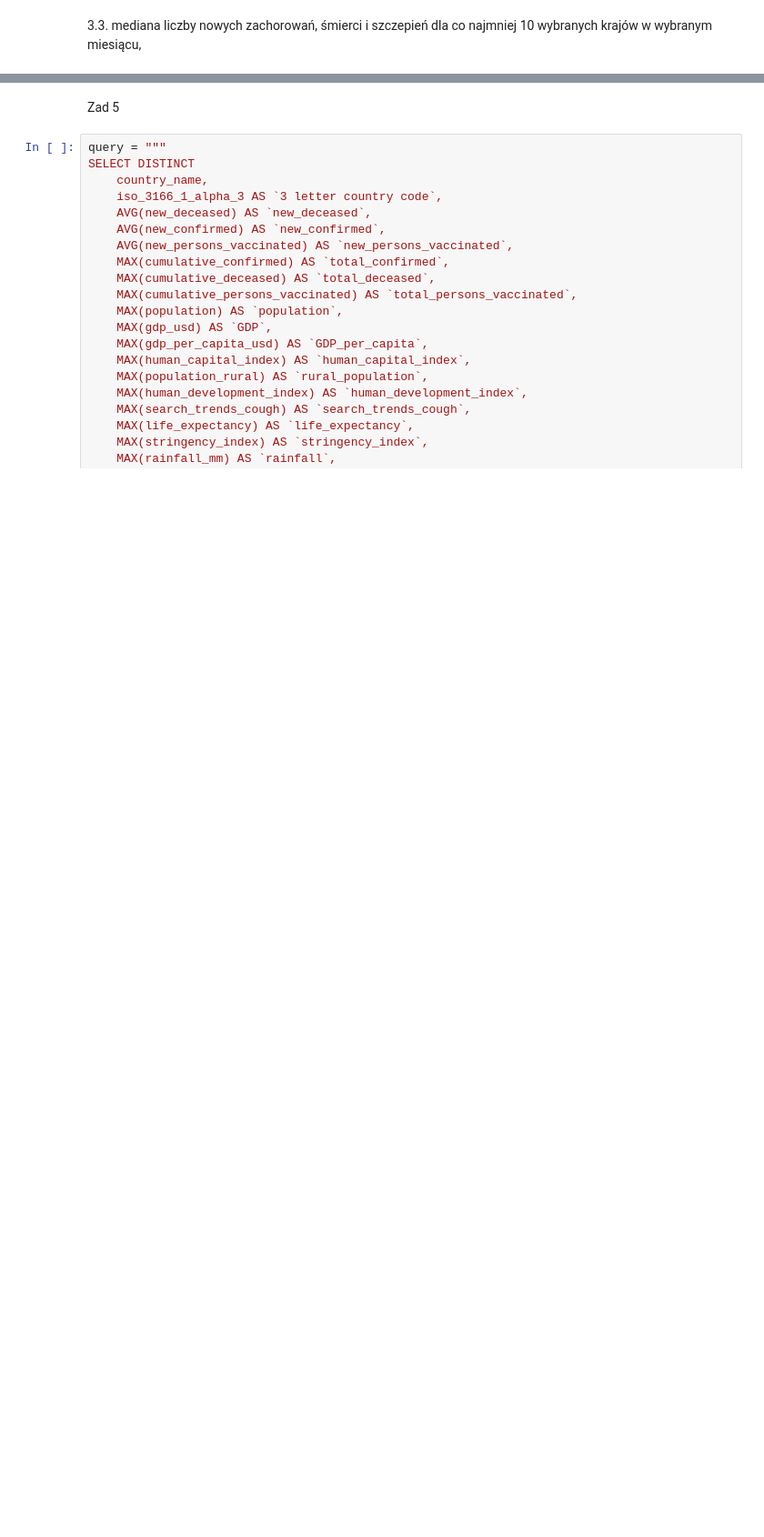
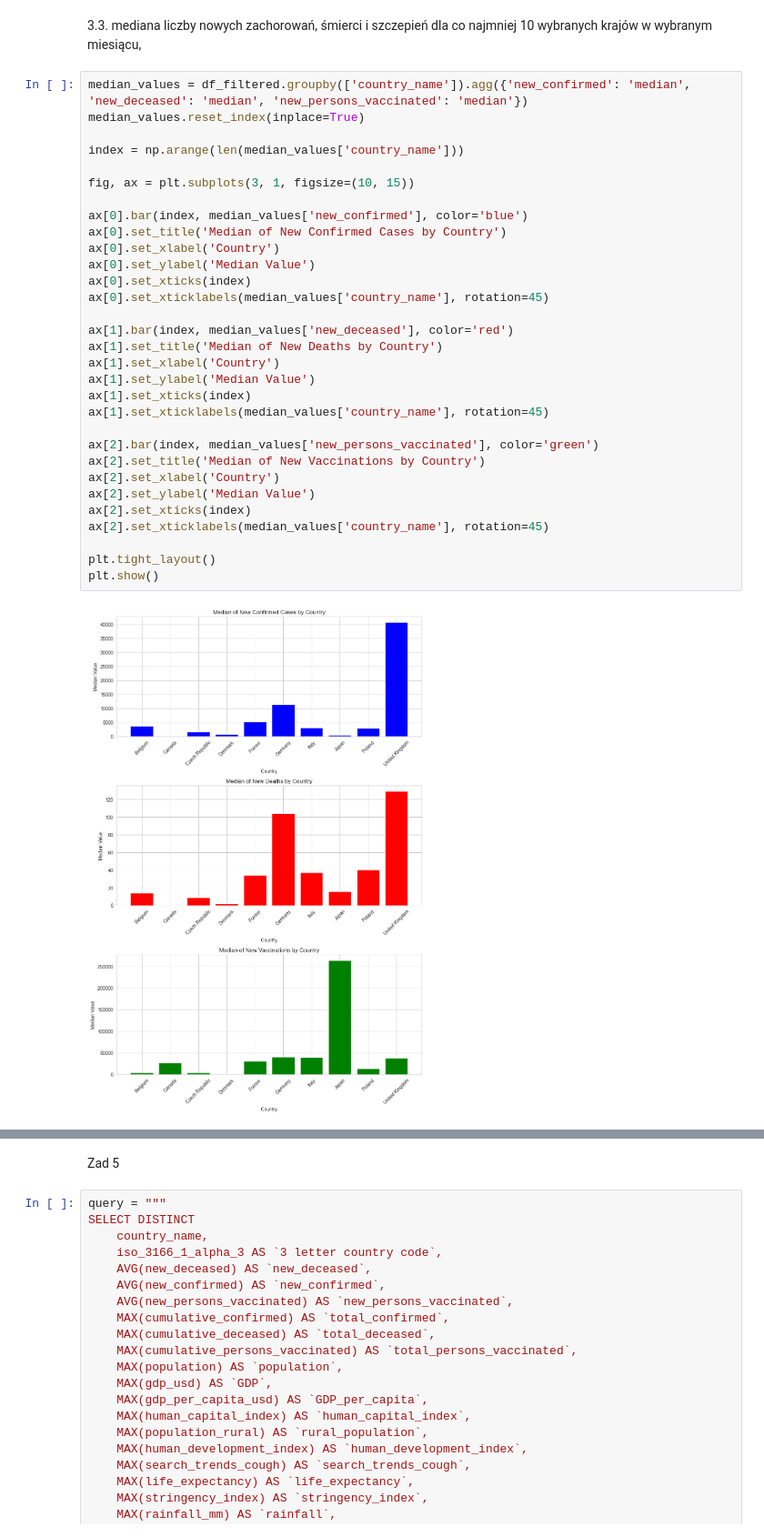
Before and after one commit to qmacdom/BigData, a Jupyter notebook: zad2.ipynb, the cells around one changed output, grey strips where cells are left out. Shown at 91% size. Saved outputs shown, nothing was run; the diff lists cells and outputs as text; blank space fills up the shorter version.

```diff
--- a/zad2.ipynb
+++ b/zad2.ipynb
@@ -339,2 +332,35 @@ plt.show()
 # %% [markdown]
  3.3. mediana liczby nowych zachorowań, śmierci i szczepień dla co najmniej 10 wybranych krajów w wybranym miesiącu,
+# %%
+median_values = df_filtered.groupby(['country_name']).agg({'new_confirmed': 'median', 'new_deceased': 'median', 'new_persons_vaccinated': 'median'})
+median_values.reset_index(inplace=True)
+
+index = np.arange(len(median_values['country_name']))
+
+fig, ax = plt.subplots(3, 1, figsize=(10, 15))
+
+ax[0].bar(index, median_values['new_confirmed'], color='blue')
+ax[0].set_title('Median of New Confirmed Cases by Country')
+ax[0].set_xlabel('Country')
+ax[0].set_ylabel('Median Value')
+ax[0].set_xticks(index)
+ax[0].set_xticklabels(median_values['country_name'], rotation=45)
+
+ax[1].bar(index, median_values['new_deceased'], color='red')
+ax[1].set_title('Median of New Deaths by Country')
+ax[1].set_xlabel('Country')
+ax[1].set_ylabel('Median Value')
+ax[1].set_xticks(index)
+ax[1].set_xticklabels(median_values['country_name'], rotation=45)
+
+ax[2].bar(index, median_values['new_persons_vaccinated'], color='green')
+ax[2].set_title('Median of New Vaccinations by Country')
+ax[2].set_xlabel('Country')
+ax[2].set_ylabel('Median Value')
+ax[2].set_xticks(index)
+ax[2].set_xticklabels(median_values['country_name'], rotation=45)
+
+plt.tight_layout()
+plt.show()
+# %% [output]
+[figure, added]
```
Also changed, not shown: parts of 24 cells of this notebook.
